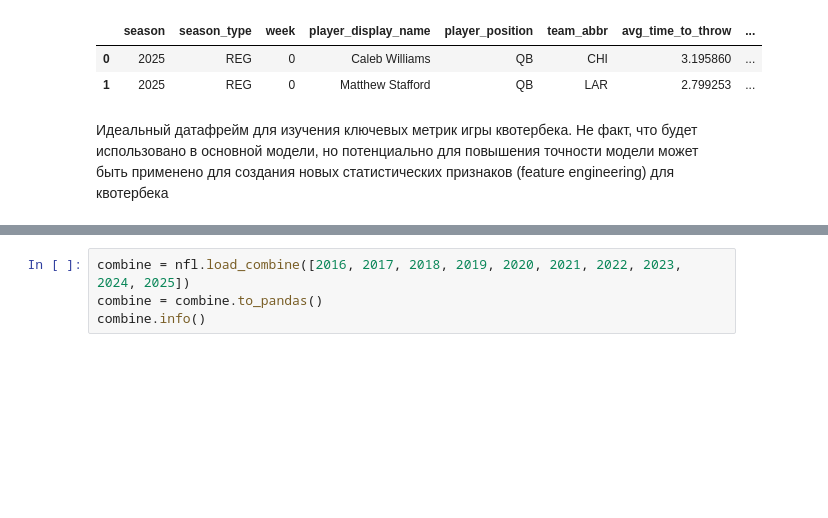
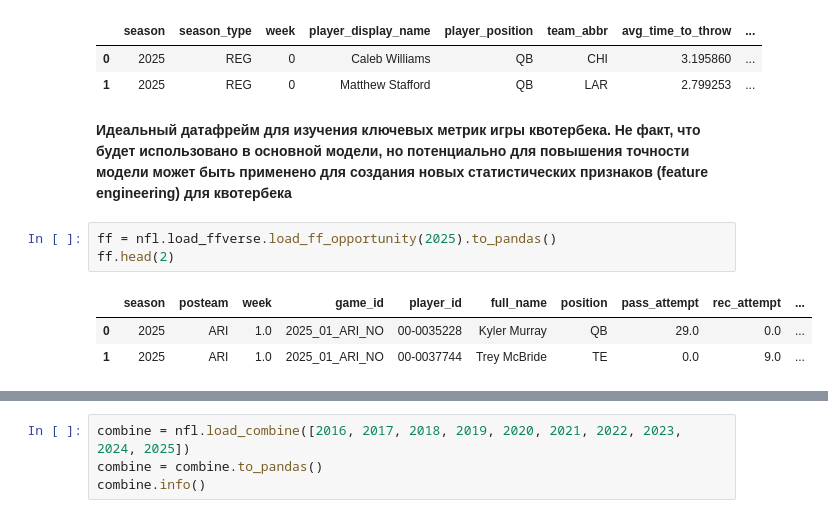
Before and after one commit to SYaroslav0/NFL_Game_Predicition, a Jupyter notebook: notebooks/eda_nflreadpy.ipynb, the cells around one changed output, grey strips where cells are left out. Drawn from its saved outputs; the diff is of its cells as text; blank space fills up the shorter version.

```diff
--- a/notebooks/eda_nflreadpy.ipynb
+++ b/notebooks/eda_nflreadpy.ipynb
@@ -185,4 +234,11 @@ nxtgen.head(2)
 | 0 | 2025 | REG | 0 | Caleb Williams | QB | CHI | 3.195860 | ... |
 | 1 | 2025 | REG | 0 | Matthew Stafford | QB | LAR | 2.799253 | ... |
 # %% [markdown]
-Идеальный датафрейм для изучения ключевых метрик игры квотербека. Не факт, что будет использовано в основной модели, но потенциально для повышения точности модели может быть применено для создания новых статистических признаков (feature engineering) для квотербека
+**Идеальный датафрейм для изучения ключевых метрик игры квотербека. Не факт, что будет использовано в основной модели, но потенциально для повышения точности модели может быть применено для создания новых статистических признаков (feature engineering) для квотербека**
+# %%
+ff = nfl.load_ffverse.load_ff_opportunity(2025).to_pandas()
+ff.head(2)
+# %% [output]
+|  | season | posteam | week | game_id | player_id | full_name | position | pass_attempt | rec_attempt | ... |
+| 0 | 2025 | ARI | 1.0 | 2025_01_ARI_NO | 00-0035228 | Kyler Murray | QB | 29.0 | 0.0 | ... |
+| 1 | 2025 | ARI | 1.0 | 2025_01_ARI_NO | 00-0037744 | Trey McBride | TE | 0.0 | 9.0 | ... |
```
Also changed, not shown: parts of 24 cells of this notebook.
